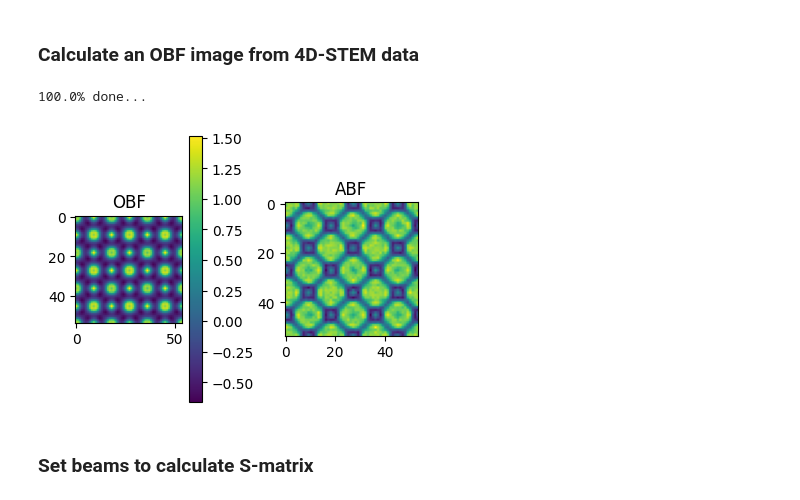
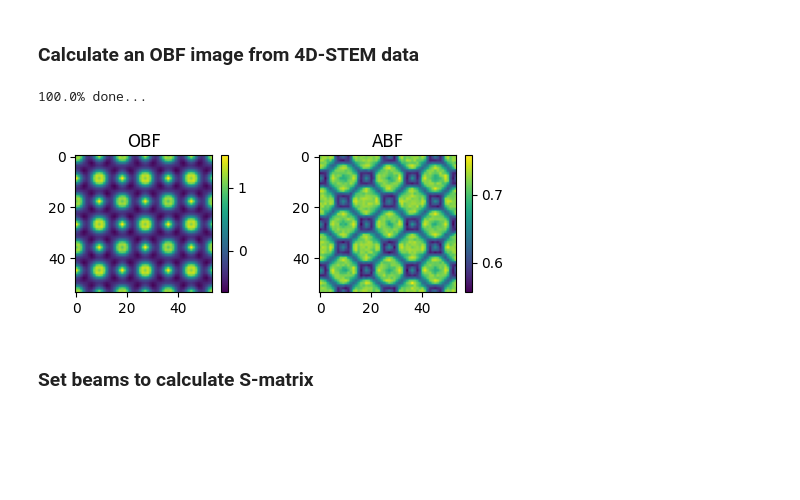
Before and after one commit to KouOoe/soba-stem, a Jupyter notebook: example/optimisation_run.ipynb, the cells around one changed output. Saved outputs shown, nothing was run; the diff lists cells and outputs as text; code cells hidden in the pictures; blank space fills up the shorter version.

```diff
--- a/example/optimisation_run.ipynb
+++ b/example/optimisation_run.ipynb
@@ -16,7 +18,7 @@ from soba_stem.io_utils import *
 ### Import measured 4D-STEM data
 # %%
 path_measured_config = "./multislice_frozen_phonon/measurement_config.yaml"
-path_optimisation_config = "./optimisation_config.yaml"
+path_optimisation_config = "./optimisation_config_test_short.yaml"
 
 measured_config      = OmegaConf.load(path_measured_config)
 optimisation_config  = OmegaConf.load(path_optimisation_config)
@@ -67,27 +69,28 @@ Diff. plane sampling: [0.08536, 0.08536]
 # %%
 obf_measured_data = pixelated_data_process.OBF_pixel()
 abf_measured_data = np.sum(
     pixelated_data_process.cbed_data * pixelated_data_process.D(
     ky=pixelated_data_process.kgrid[0],
     kx=pixelated_data_process.kgrid[1],
     inner=0.5,
     outer=1.0,
 ), axis=(2,3)
 )
 
-plt.figure(figsize=(4,3))
+plt.figure(figsize=(5,2))
 plt.subplot(1, 2, 1)
 plt.imshow(obf_measured_data)
 plt.title("OBF")
 plt.colorbar()
 plt.subplot(1, 2, 2)
 plt.imshow(abf_measured_data)
 plt.title("ABF")
+plt.colorbar()
 plt.tight_layout()
 plt.show()
 # %% [output]
 100.0% done...
-[figure, old version]
+[figure, new version]
 # %% [markdown]
 ### Set beams to calculate S-matrix
 # %%
```
Also changed, not shown: parts of 4 cells of this notebook, 31 other files.
